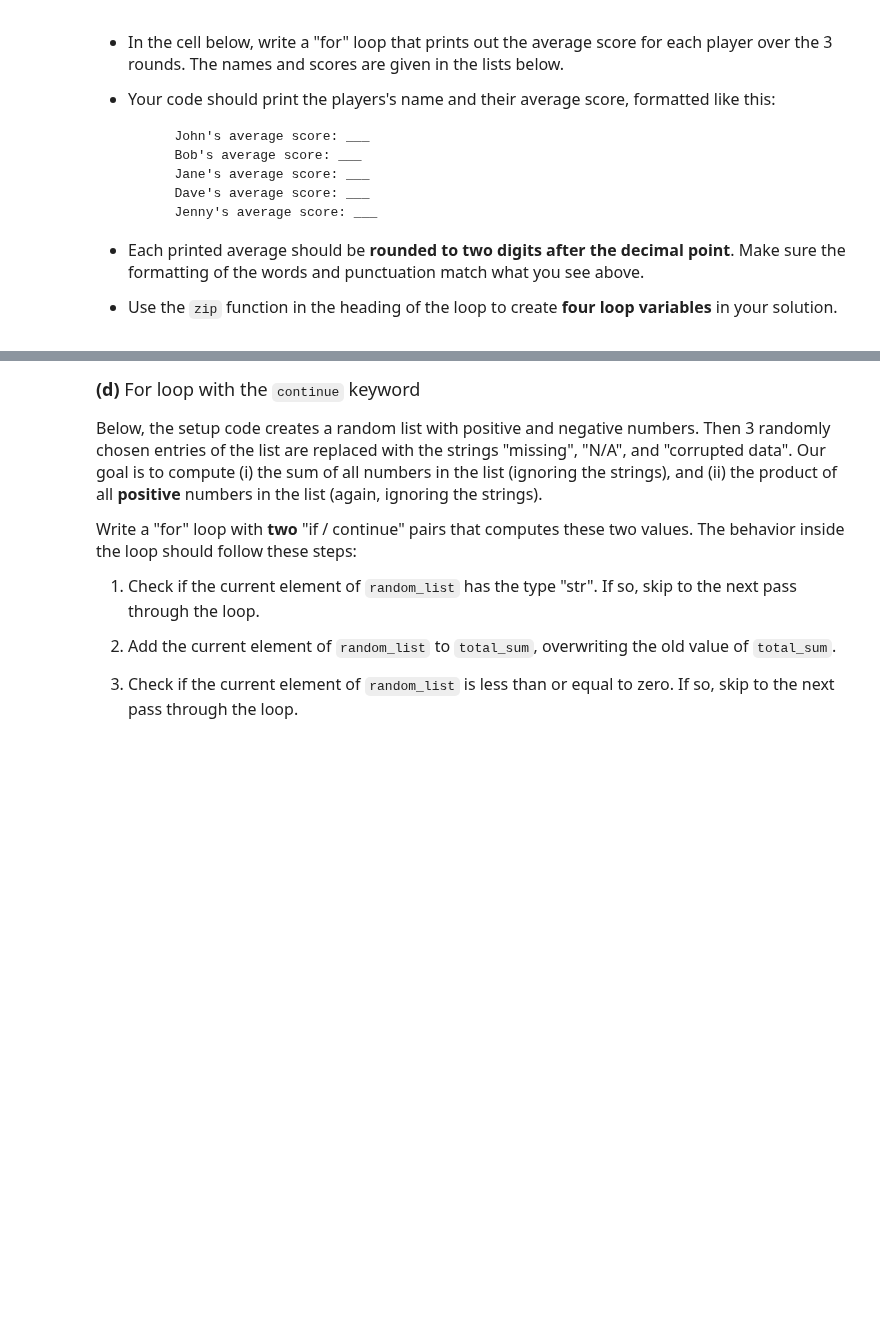
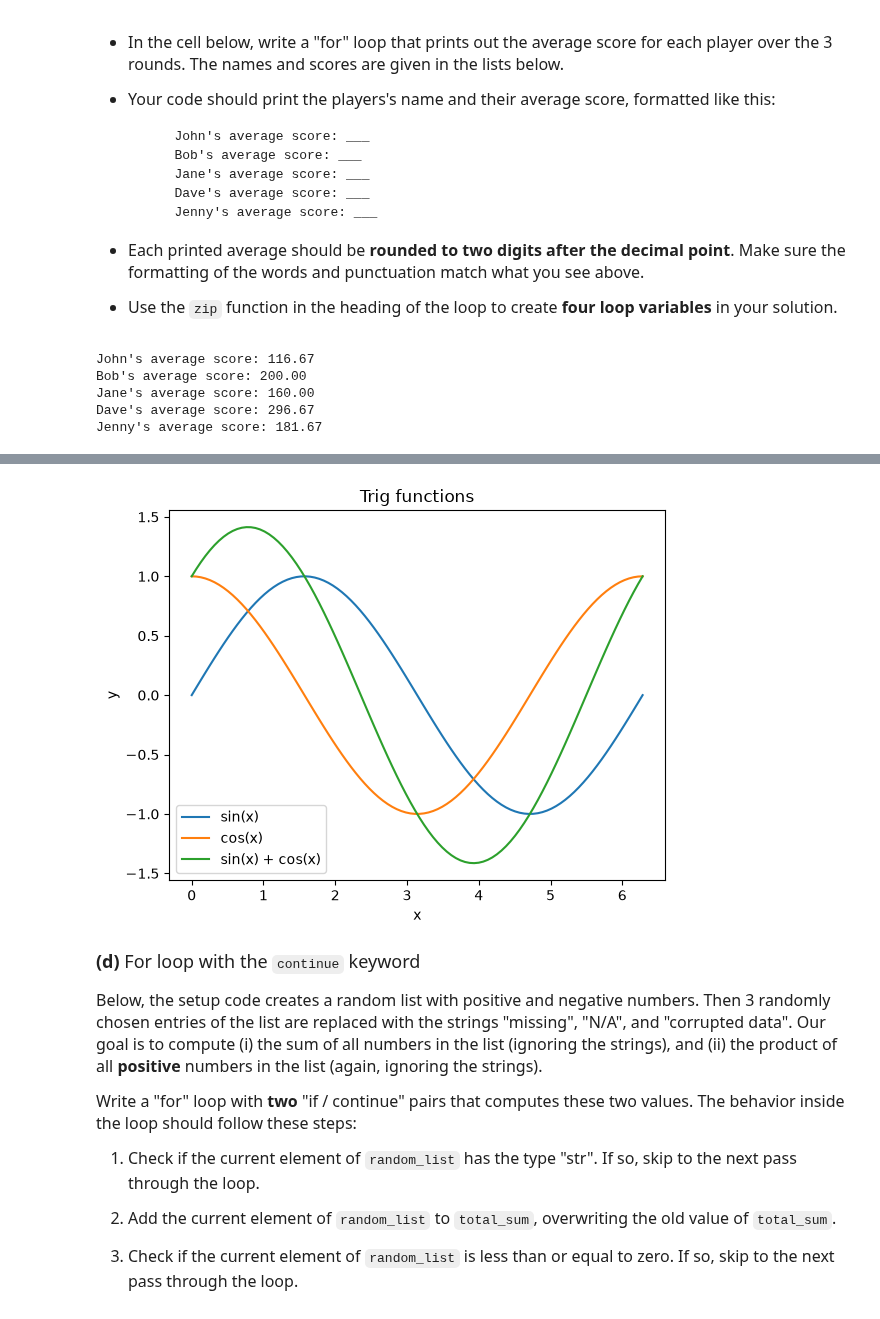
Before and after one commit to Ashleyli1230/datasci151fall2026, a Jupyter notebook: _assignments/assignment_5/Assignment5.ipynb, the cells around one changed output, grey strips where cells are left out. Drawn from its saved outputs; the diff is of its cells as text; code cells hidden in the pictures; blank space fills up the shorter version.

```diff
--- a/_assignments/assignment_5/Assignment5.ipynb
+++ b/_assignments/assignment_5/Assignment5.ipynb
@@ -136,6 +155,16 @@ round3 = [130, 190, 170, 310, 175]
 
 
 # Your code here
+for player,r1,r2,r3 in zip(player_names, round1, round2, round3):
+    average = (r1 + r2 + r3) / 3
+
+    print(f"{player}'s average score: {average:.2f}")
+# %% [output]
+John's average score: 116.67
+Bob's average score: 200.00
+Jane's average score: 160.00
+Dave's average score: 296.67
+Jenny's average score: 181.67
 # %% [markdown]
 <font size = "4">
 
@@ -162,6 +191,25 @@ round3 = [130, 190, 170, 310, 175]
 <img src="figures/trig_functions.png" alt="drawing" width="350"/>
 # %%
 # Your code here
+import numpy as np
+import matplotlib.pyplot as plt
+
+vec_x = np.linspace(0, 2*np.pi, 100)
+vec_y1 = np.sin(vec_x)
+vec_y2 = np.cos(vec_x)
+vec_y3 = np.sin(vec_x) + np.cos(vec_x)
+list_vectors = [vec_y1, vec_y2, vec_y3]
+labels = ["sin(x)", "cos(x)", "sin(x) + cos(x)"]
+
+for y_val, label in zip(list_vectors, labels):
+    plt.plot(vec_x, y_val, label = label)
+plt.xlabel("x")
+plt.ylabel("y")
+plt.title("Trig functions")
+plt.legend()
+plt.show()
+# %% [output]
+[figure, added]
 # %% [markdown]
 <font size = "4">
 
```
Also changed, not shown: parts of 6 cells of this notebook.
